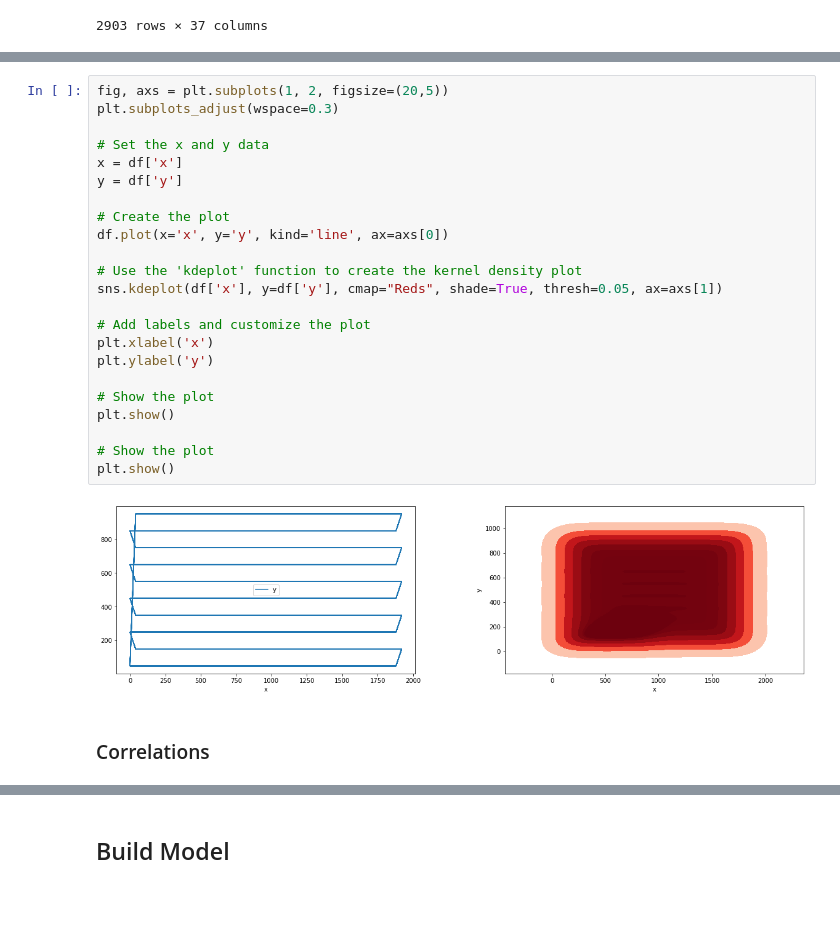
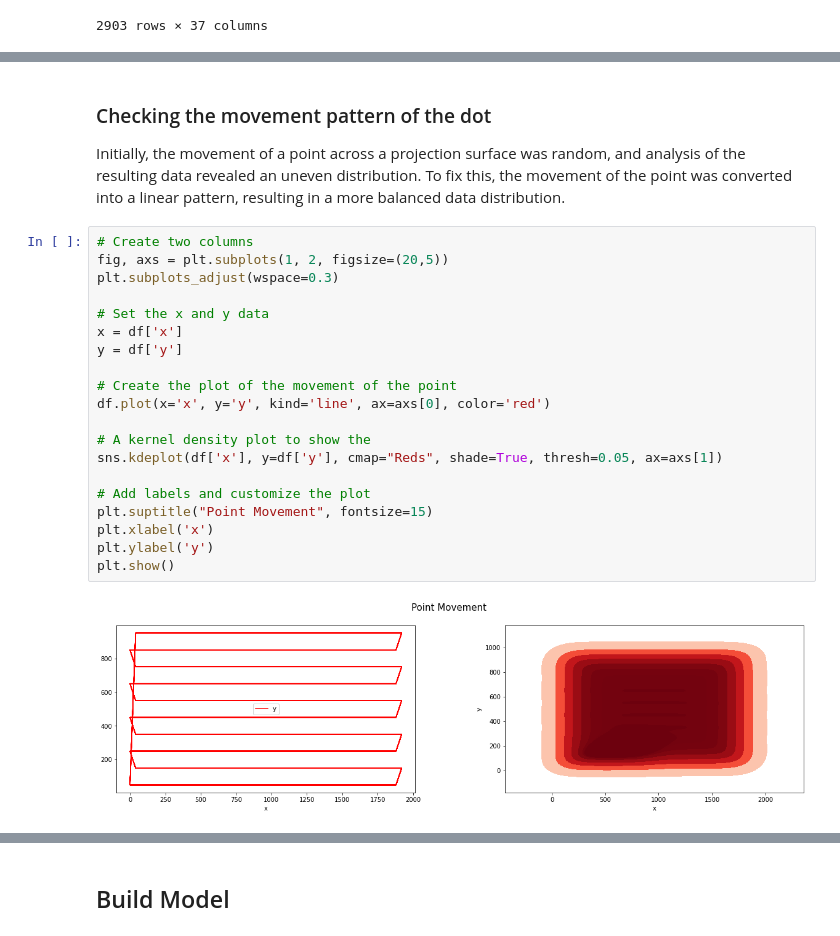
Before and after one commit to BrandlMax/Poiinter, a Jupyter notebook: Poiinter.ipynb, the cells around one changed output, grey strips where cells are left out. Cells and saved outputs as stored; diff of their text form; blank space fills up the shorter version.

```diff
--- a/Poiinter.ipynb
+++ b/Poiinter.ipynb
@@ -80,27 +124,27 @@ Find Correlations
+# %% [markdown]
+### Checking the movement pattern of the dot
+
+Initially, the movement of a point across a projection surface was random, and analysis of the resulting data revealed an uneven distribution.
+To fix this, the movement of the point was converted into a linear pattern, resulting in a more balanced data distribution.
 # %%
+# Create two columns
 fig, axs = plt.subplots(1, 2, figsize=(20,5))
 plt.subplots_adjust(wspace=0.3)
 
 # Set the x and y data
 x = df['x']
 y = df['y']
 
-# Create the plot
-df.plot(x='x', y='y', kind='line', ax=axs[0])
+# Create the plot of the movement of the point
+df.plot(x='x', y='y', kind='line', ax=axs[0], color='red')
 
-# Use the 'kdeplot' function to create the kernel density plot
+# A kernel density plot to show the
 sns.kdeplot(df['x'], y=df['y'], cmap="Reds", shade=True, thresh=0.05, ax=axs[1])
 
 # Add labels and customize the plot
+plt.suptitle("Point Movement", fontsize=15)
 plt.xlabel('x')
 plt.ylabel('y')
-
-# Show the plot
 plt.show()
-
-# Show the plot
-plt.show()
 # %% [output]
-[figure, old version]
+[figure, new version]
-# %% [markdown]
-### Correlations
```
Also changed, not shown: parts of 61 cells of this notebook, 1 other file.
